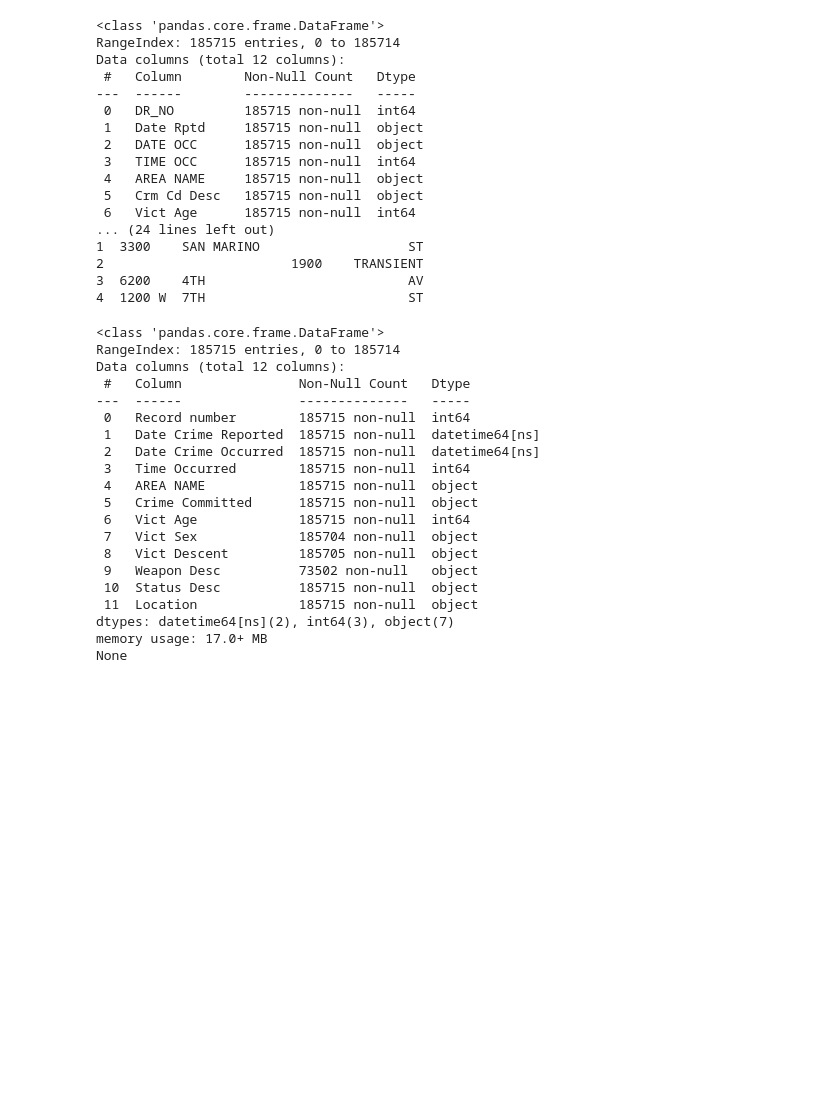
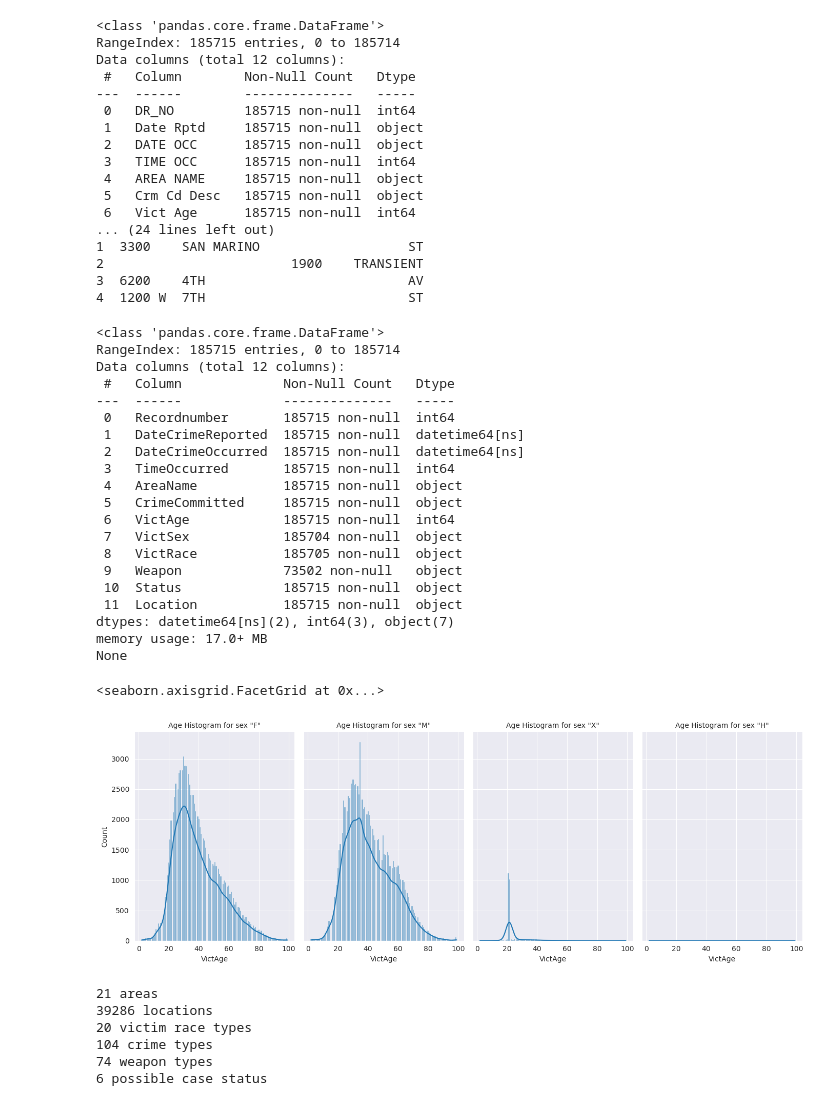
Before and after one commit to carlosjesuscaro/data_analysis_la_crime, a Jupyter notebook: main.ipynb, the cells around one changed output. Cells and saved outputs as stored; diff of their text form; code cells hidden in the pictures; blank space fills up the shorter version.

Commit message:
Visualization partial progress

```diff
--- a/main.ipynb
+++ b/main.ipynb
@@ -30,31 +31,58 @@ Data columns (total 12 columns):
 # Data cleaning
 data['Date Rptd'] = pd.to_datetime(data['Date Rptd'])
 data['DATE OCC'] = pd.to_datetime(data['DATE OCC'])
-data.rename(columns={'DR_NO': 'Record number',
-                    'Date Rptd': 'Date Crime Reported',
-                    'DATE OCC': 'Date Crime Occurred',
-                    'Crm Cd Desc': 'Crime Committed',
-                    'TIME OCC': 'Time Occurred',
-                    'LOCATION': 'Location'}, inplace=True)
+data.rename(columns={'DR_NO': 'Recordnumber',
+                     'Date Rptd': 'DateCrimeReported',
+                     'DATE OCC': 'DateCrimeOccurred',
+                     'Crm Cd Desc': 'CrimeCommitted',
+                     'TIME OCC': 'TimeOccurred',
+                     'LOCATION': 'Location',
+                     'AREA NAME': 'AreaName',
+                     'Vict Age': 'VictAge',
+                     'Vict Sex': 'VictSex',
+                     'Vict Descent': 'VictRace',
+                     'Weapon Desc': 'Weapon',
+                     'Status Desc': 'Status'}, inplace=True)
 print(data.info())
 # %% [output]
 <class 'pandas.core.frame.DataFrame'>
 RangeIndex: 185715 entries, 0 to 185714
 Data columns (total 12 columns):
- #   Column               Non-Null Count   Dtype
----  ------               --------------   -----
- 0   Record number        185715 non-null  int64
- 1   Date Crime Reported  185715 non-null  datetime64[ns]
- 2   Date Crime Occurred  185715 non-null  datetime64[ns]
- 3   Time Occurred        185715 non-null  int64
- 4   AREA NAME            185715 non-null  object
- 5   Crime Committed      185715 non-null  object
- 6   Vict Age             185715 non-null  int64
- 7   Vict Sex             185704 non-null  object
- 8   Vict Descent         185705 non-null  object
- 9   Weapon Desc          73502 non-null   object
- 10  Status Desc          185715 non-null  object
- 11  Location             185715 non-null  object
+ #   Column             Non-Null Count   Dtype
+---  ------             --------------   -----
+ 0   Recordnumber       185715 non-null  int64
+ 1   DateCrimeReported  185715 non-null  datetime64[ns]
+ 2   DateCrimeOccurred  185715 non-null  datetime64[ns]
+ 3   TimeOccurred       185715 non-null  int64
+ 4   AreaName           185715 non-null  object
+ 5   CrimeCommitted     185715 non-null  object
+ 6   VictAge            185715 non-null  int64
+ 7   VictSex            185704 non-null  object
+ 8   VictRace           185705 non-null  object
+ 9   Weapon             73502 non-null   object
+ 10  Status             185715 non-null  object
+ 11  Location           185715 non-null  object
 dtypes: datetime64[ns](2), int64(3), object(7)
 memory usage: 17.0+ MB
 None
+# %%
+# Data plotting and exploring
+h = sns.displot(data=data, x='VictAge', kind='hist', kde=True, col='VictSex', aspect=0.7)
+h.set_titles('Age Histogram for sex "{col_name}"')
+# %% [output]
+<seaborn.axisgrid.FacetGrid at 0x...>
+[figure, added]
+# %%
+print(f'{data["AreaName"].nunique()} areas')
+print(f'{data["Location"].nunique()} locations')
+print(f'{data["VictRace"].nunique()} victim race types')
+print(f'{data["CrimeCommitted"].nunique()} crime types')
+print(f'{data["Weapon"].nunique()} weapon types')
+print(f'{data["Status"].nunique()} possible case status')
+# %% [output]
+21 areas
+39286 locations
+20 victim race types
+104 crime types
+74 weapon types
+6 possible case status
```
Also changed, not shown: parts of 2 cells of this notebook.
